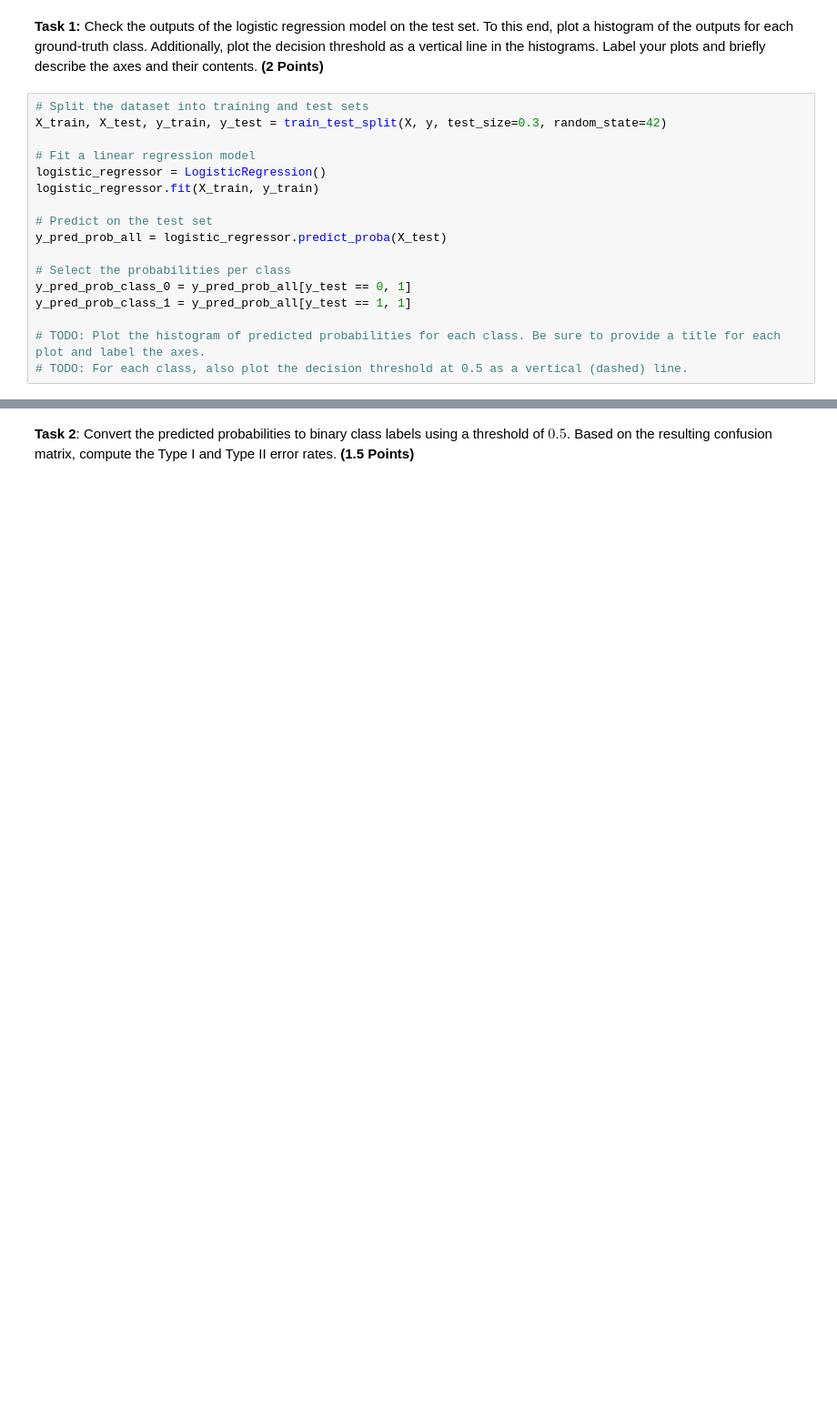
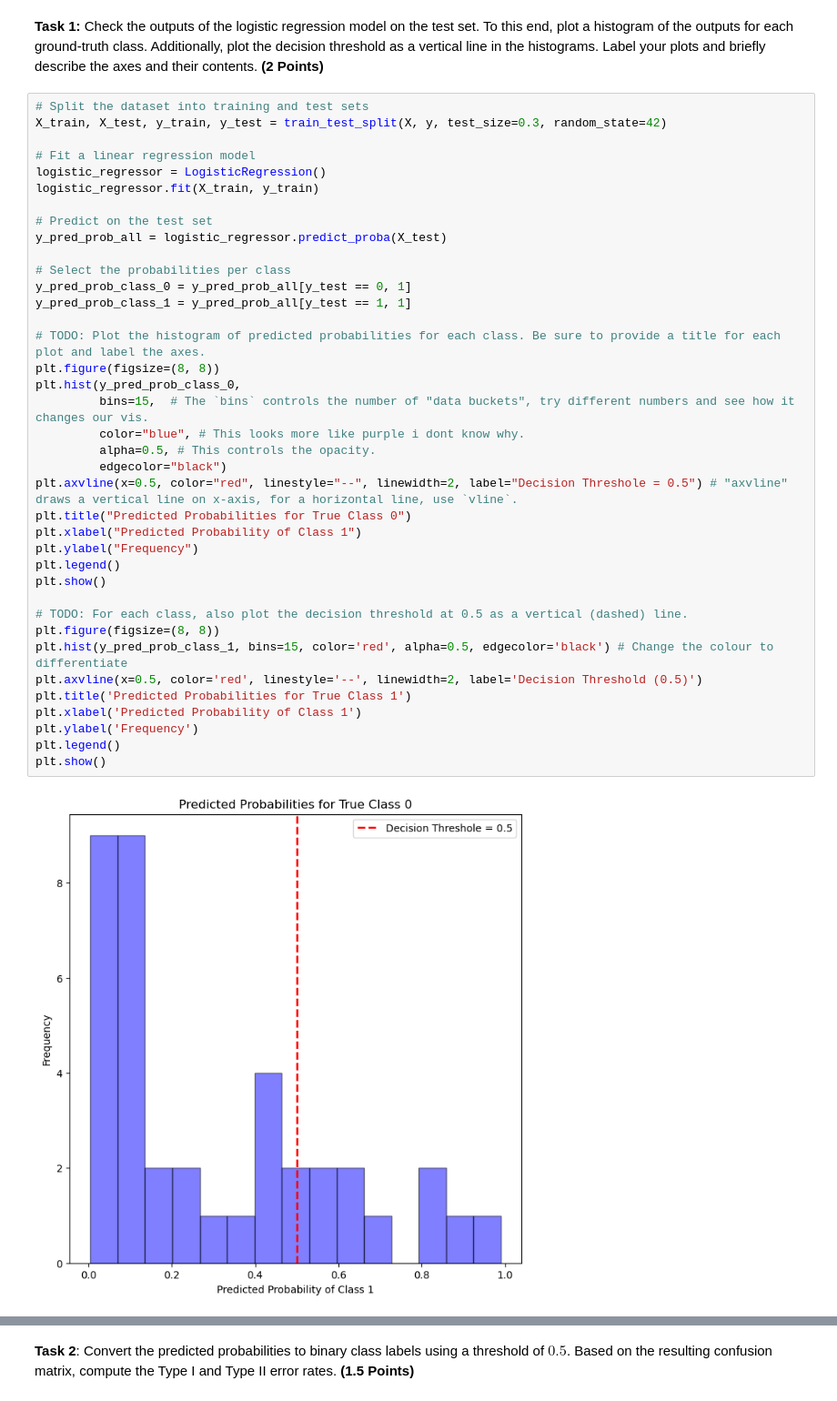
Before and after one commit to hongxuzhou/EML_25WS, a Jupyter notebook: week2/assignment_2_handout.ipynb, the cells around one changed output, grey strips where cells are left out. Shown at 91% size. Cells and saved outputs as stored; diff of their text form; blank space fills up the shorter version.

```diff
--- a/week2/assignment_2_handout.ipynb
+++ b/week2/assignment_2_handout.ipynb
@@ -136,17 +143,40 @@ plt.show()
 # %%
 # Split the dataset into training and test sets
 X_train, X_test, y_train, y_test = train_test_split(X, y, test_size=0.3, random_state=42)
 
 # Fit a linear regression model
 logistic_regressor = LogisticRegression()
 logistic_regressor.fit(X_train, y_train)
 
 # Predict on the test set
 y_pred_prob_all = logistic_regressor.predict_proba(X_test)
 
 # Select the probabilities per class
 y_pred_prob_class_0 = y_pred_prob_all[y_test == 0, 1]
 y_pred_prob_class_1 = y_pred_prob_all[y_test == 1, 1]
 
 # TODO: Plot the histogram of predicted probabilities for each class. Be sure to provide a title for each plot and label the axes.
+plt.figure(figsize=(8, 8))
+plt.hist(y_pred_prob_class_0,
+         bins=15,  # The `bins` controls the number of "data buckets", try different numbers and see how it changes our vis.
+         color="blue", # This looks more like purple i dont know why.
+         alpha=0.5, # This controls the opacity.
+         edgecolor="black")
+plt.axvline(x=0.5, color="red", linestyle="--", linewidth=2, label="Decision Threshole = 0.5") # "axvline" draws a vertical line on x-axis, for a horizontal line, use `vline`.
+plt.title("Predicted Probabilities for True Class 0")
+plt.xlabel("Predicted Probability of Class 1")
+plt.ylabel("Frequency")
+plt.legend()
+plt.show()
+
 # TODO: For each class, also plot the decision threshold at 0.5 as a vertical (dashed) line.
+plt.figure(figsize=(8, 8))
+plt.hist(y_pred_prob_class_1, bins=15, color='red', alpha=0.5, edgecolor='black') # Change the colour to differentiate
+plt.axvline(x=0.5, color='red', linestyle='--', linewidth=2, label='Decision Threshold (0.5)')
+plt.title('Predicted Probabilities for True Class 1')
+plt.xlabel('Predicted Probability of Class 1')
+plt.ylabel('Frequency')
+plt.legend()
+plt.show()
+# %% [output]
+[figure, added]
```
Also changed, not shown: parts of 14 cells of this notebook.
